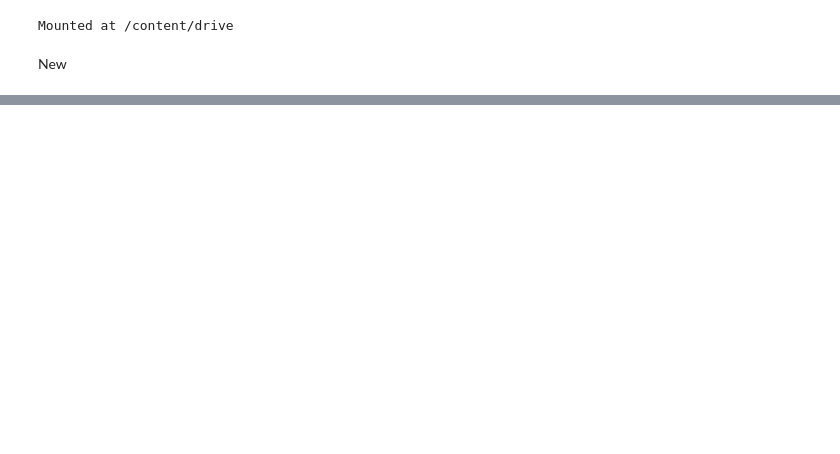
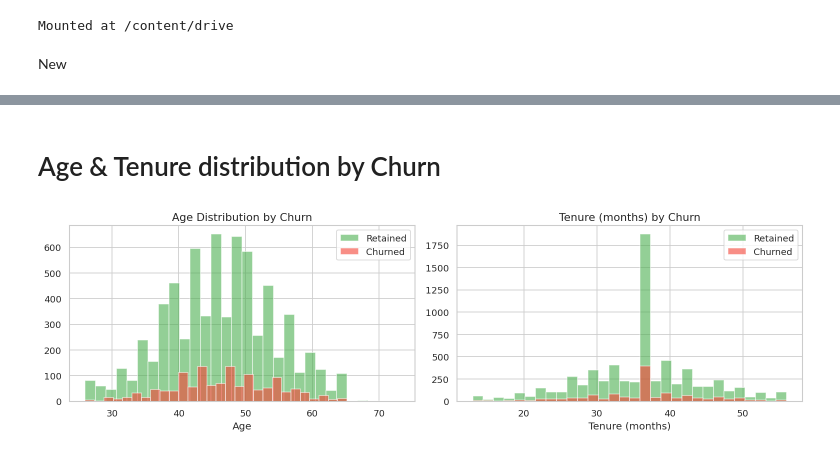
Before and after one commit to ayushi226-del/churnzero, a Jupyter notebook: churn_0.ipynb, the cells around one changed output, grey strips where cells are left out. Saved outputs shown, nothing was run; the diff lists cells and outputs as text; code cells hidden in the pictures; blank space fills up the shorter version.

```diff
--- a/churn_0.ipynb
+++ b/churn_0.ipynb
@@ -31,0 +190,22 @@ FileNotFoundError: [Errno 2] No such file or directory: '/content/drive/MyDrive/
+# %% [markdown]
+
+# Age & Tenure distribution by Churn
+# %%
+# ── 3b. Age & Tenure distribution by Churn ───────────────────────────────
+fig, axes = plt.subplots(1, 2, figsize=(13, 4))
+
+for label, color in zip([0, 1], ['#4CAF50', '#F44336']):
+    subset = df[df['churn'] == label]
+    axes[0].hist(subset['age'], bins=30, alpha=0.6, color=color,
+                 label='Retained' if label == 0 else 'Churned', edgecolor='white')
+    axes[1].hist(subset['tenure_months'], bins=30, alpha=0.6, color=color,
+                 label='Retained' if label == 0 else 'Churned', edgecolor='white')
+
+axes[0].set_title('Age Distribution by Churn')
+axes[0].set_xlabel('Age'); axes[0].legend()
+axes[1].set_title('Tenure (months) by Churn')
+axes[1].set_xlabel('Tenure (months)'); axes[1].legend()
+plt.tight_layout()
+plt.show()
+# %% [output]
+[figure, added]
```
Also changed, not shown: parts of 19 cells of this notebook.
